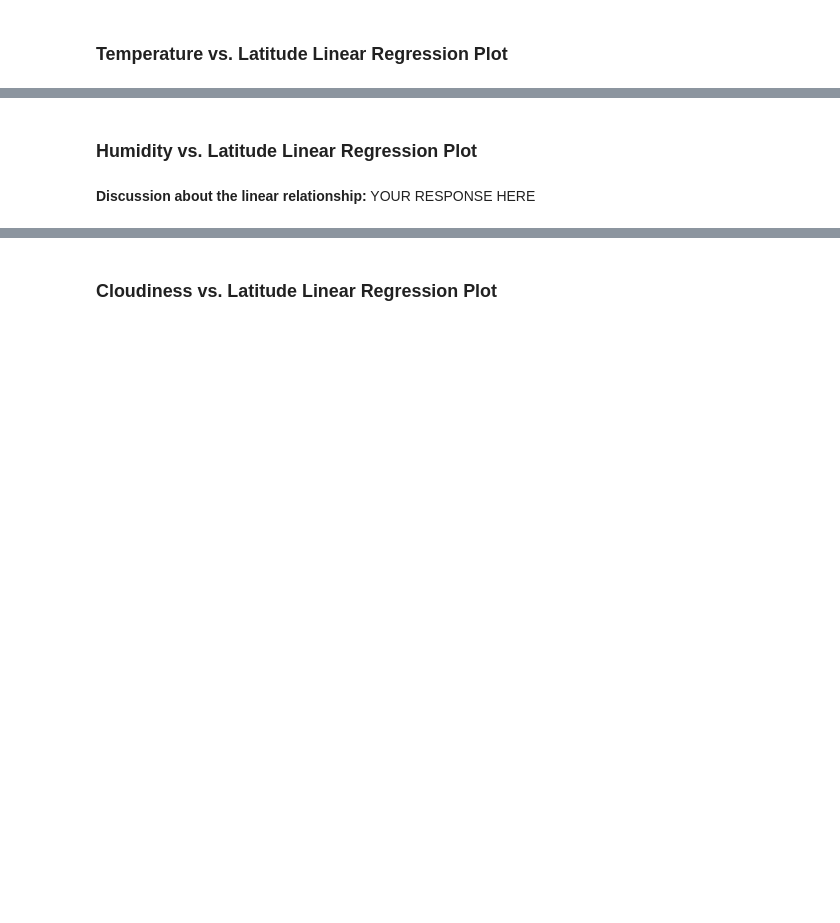
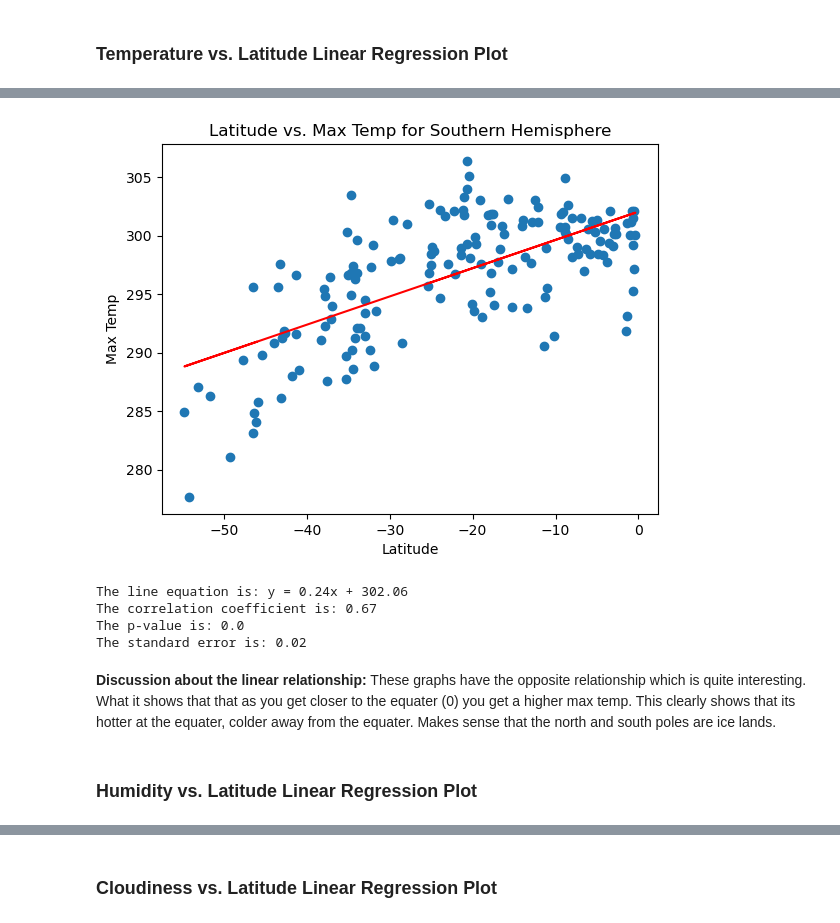
Before and after one commit to ktennant5378/python-api-challenge, a Jupyter notebook: starter_code/WeatherPy.ipynb, the cells around one changed output, grey strips where cells are left out. Drawn from its saved outputs; the diff is of its cells as text; code cells hidden in the pictures; blank space fills up the shorter version.

```diff
--- a/starter_code/WeatherPy.ipynb
+++ b/starter_code/WeatherPy.ipynb
@@ -380,2 +407,20 @@ there are 170 cities in the southern hemisphere
+# %%
+# Linear regression on Southern Hemisphere
+x_values = southern_hemi_df['Lat']
+y_values = southern_hemi_df['Max Temp']
+x_label = 'Latitude'
+y_label = 'Max Temp'
+title = 'Latitude vs. Max Temp for Southern Hemisphere'
+
+# Call regression function
+plot_linear_regression(x_values, y_values, x_label, y_label, title)
+# %% [output]
+[figure, added]
+The line equation is: y = 0.24x + 302.06
+The correlation coefficient is: 0.67
+The p-value is: 0.0
+The standard error is: 0.02
+# %% [markdown]
+**Discussion about the linear relationship:** These graphs have the opposite relationship which is quite interesting. What it shows that that as you get closer to the equater (0) you get a higher max temp. This clearly shows that its hotter at the equater, colder away from the equater. Makes sense that the north and south poles are ice lands.
 # %% [markdown]
 ### Humidity vs. Latitude Linear Regression Plot
@@ -388,2 +426,0 @@ there are 170 cities in the southern hemisphere
-# %% [markdown]
-**Discussion about the linear relationship:** YOUR RESPONSE HERE
```
Also changed, not shown: parts of 37 cells of this notebook, 5 other files.
